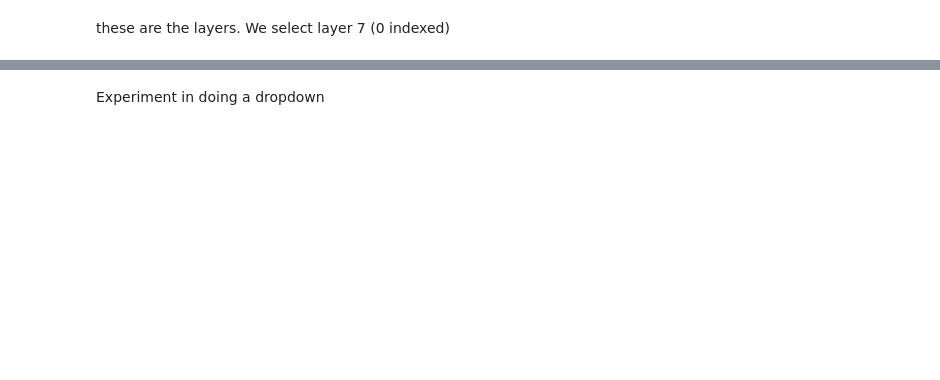
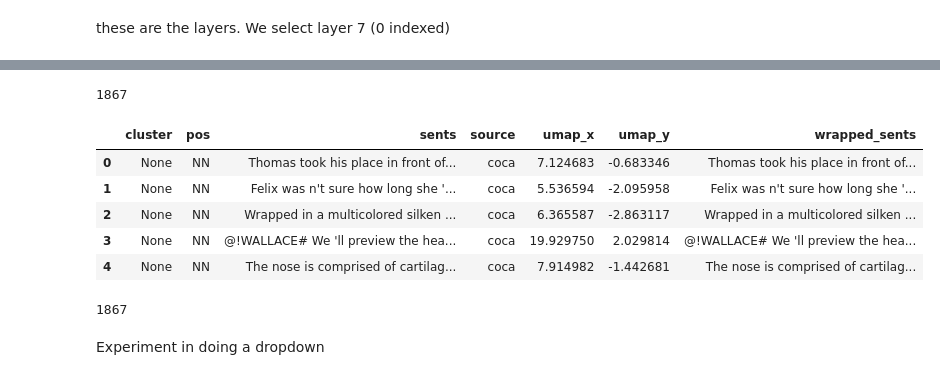
Before and after one commit to gchronis/acl_metapragmatics, a Jupyter notebook: visualization_tool_both_sources.ipynb, the cells around one changed output, grey strips where cells are left out. Cells and saved outputs as stored; diff of their text form; code cells hidden in the pictures; blank space fills up the shorter version.

```diff
--- a/visualization_tool_both_sources.ipynb
+++ b/visualization_tool_both_sources.ipynb
@@ -104,9 +115,11 @@ sample_df = df
 # %%
-filename = 'viz_data/{}.pkl'.format(word)
+
+filename = 'viz_data/both/{}.pkl'.format(model_name,word)
 
 if not path.exists(filename):
     # get the vectors
-    data = preprocess_for_context_atlas.neighbors(word, sample_df)
+    processor = preprocess_for_context_atlas.Preprocessor(model_name=model_name, k=k_means_n)
+    data = processor.neighbors(word, sample_df)
     # save data
     with open(filename, 'wb') as f:
         pickle.dump(data, f)
@@ -120,3 +158,4 @@ Preprocess returns a dict with three array-containing keys. sentence, pos, and d
 # %%
 sents = [label['sentence'] for label in data['labels'] ]
 pos = [label['pos'] for label in data['labels'] ]
+source = [label['source'] for label in data['labels'] ]
@@ -135,17 +180,32 @@ points = data['data'][layer]
 points = np.array(points)
 umap_x = points[:,0]
 umap_y = points[:,1]
+# %%
+len(umap_x)
+# %% [output]
+1867
 # %%
 plot_dict = {"umap_x": umap_x,
              "umap_y": umap_y,
              "pos": pos,
              "cluster": cluster_ids,
              "sents": sents,
-            "wrapped_sents": list(map((lambda x: x.replace('\n', '<br>')),sents)),
-             "source": df['source']
+            "wrapped_sents": list(map((lambda x: x.replace('\n', '<br>')), sents)),
+             "source": source
 }
 df = pd.DataFrame.from_records(plot_dict)
 df.head(5)
+# %% [output]
+|  | cluster | pos | sents | source | umap_x | umap_y | wrapped_sents |
+| 0 | None | NN | Thomas took his place in front of... | coca | 7.124683 | -0.683346 | Thomas took his place in front of... |
+| 1 | None | NN | Felix was n't sure how long she '... | coca | 5.536594 | -2.095958 | Felix was n't sure how long she '... |
+| 2 | None | NN | Wrapped in a multicolored silken ... | coca | 6.365587 | -2.863117 | Wrapped in a multicolored silken ... |
+| 3 | None | NN | @!WALLACE# We 'll preview the hea... | coca | 19.929750 | 2.029814 | @!WALLACE# We 'll preview the hea... |
+| 4 | None | NN | The nose is comprised of cartilag... | coca | 7.914982 | -1.442681 | The nose is comprised of cartilag... |
+# %%
+len(df)
+# %% [output]
+1867
 # %%
 #fig.write_html("visualizations/{}_{}_{}.html".format(corpus, word, layer))
 # %% [markdown]
```
Also changed, not shown: parts of 15 cells of this notebook.
